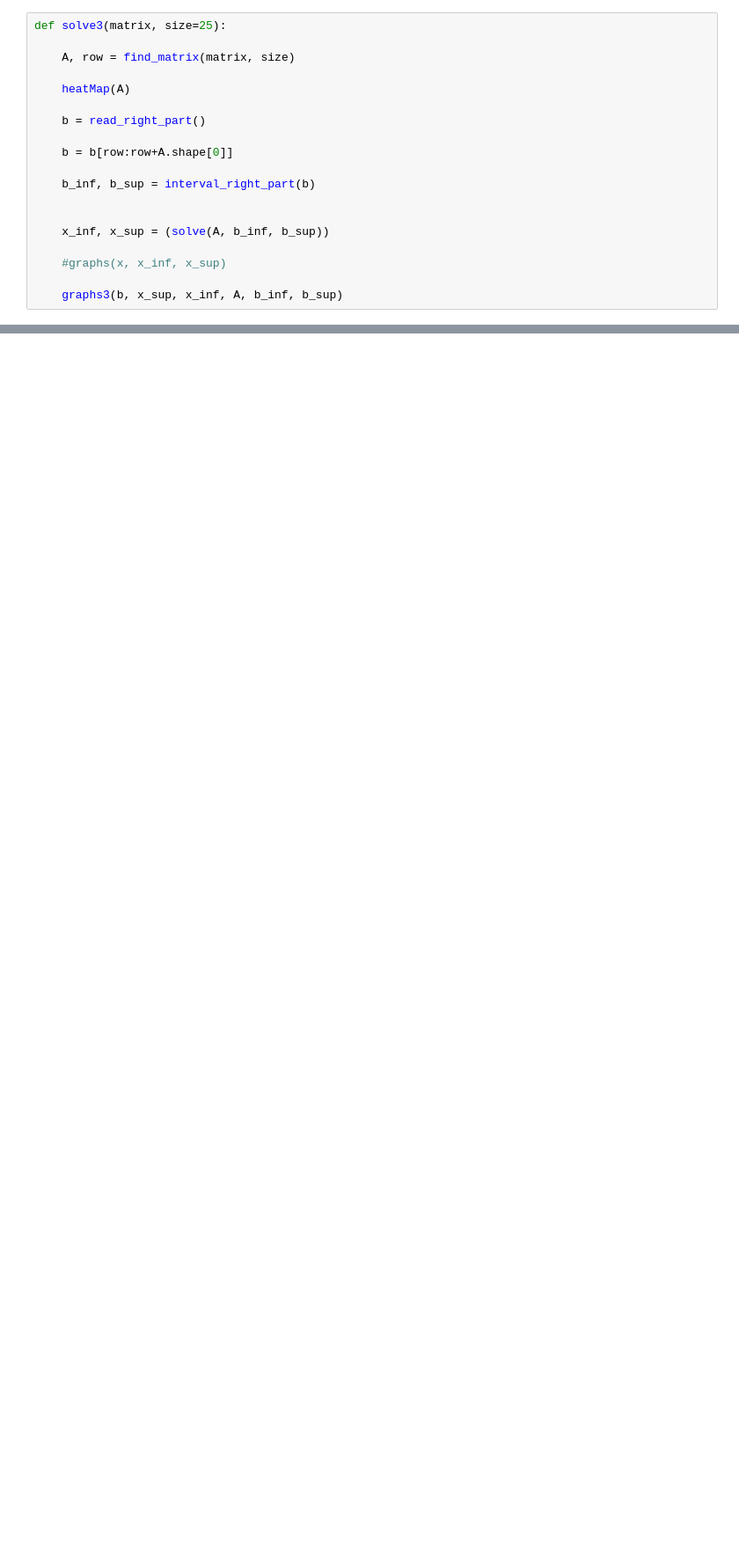
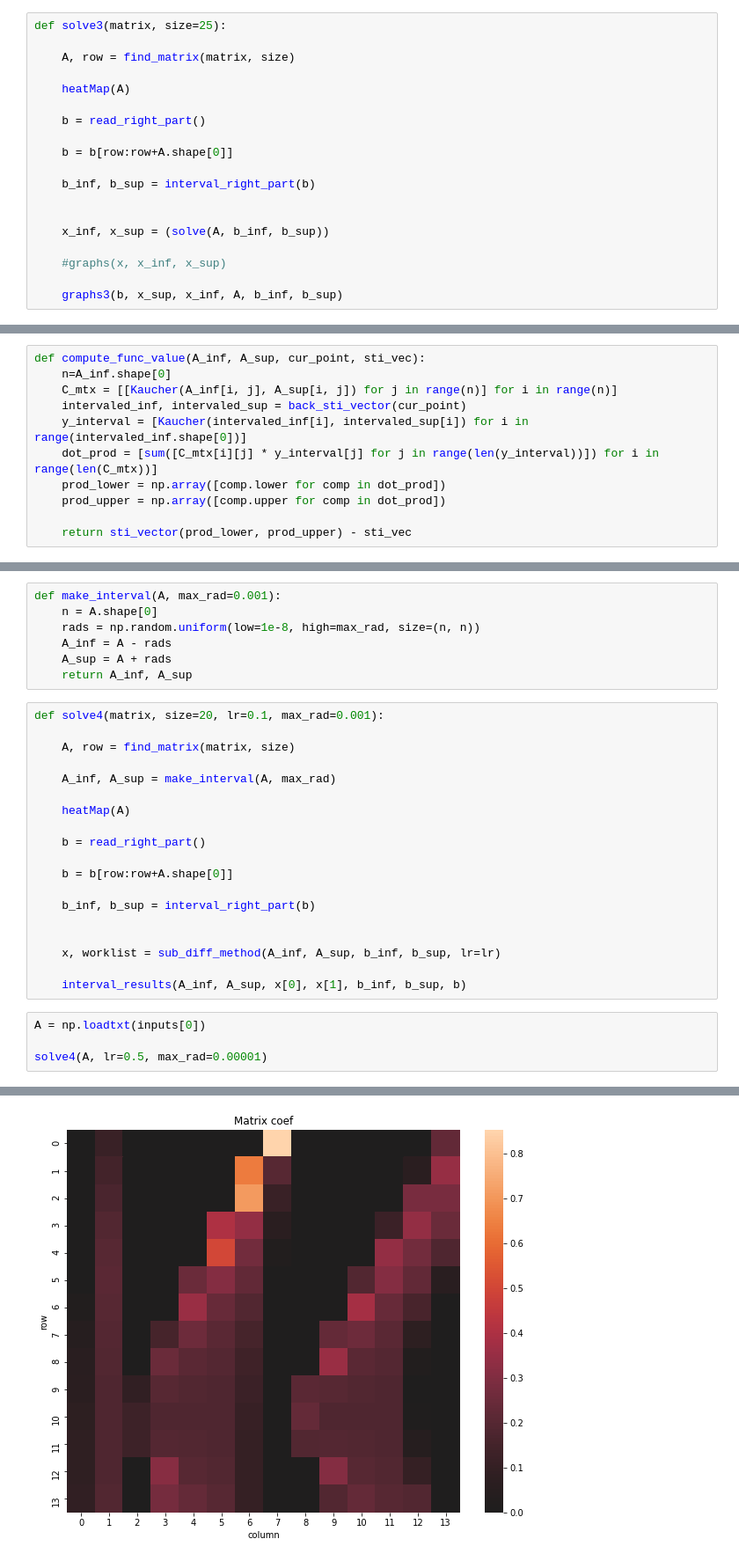
Before and after one commit to mitenevav/computer_complex, a Jupyter notebook: lab5/lab5.ipynb, the cells around one changed output, grey strips where cells are left out. Shown at 88% size. Drawn from its saved outputs; the diff is of its cells as text; blank space fills up the shorter version.

Commit message:
add sub_diff_method

```diff
--- a/lab5/lab5.ipynb
+++ b/lab5/lab5.ipynb
@@ -291,0 +391,11 @@ solve3(A)
+# %%
+def compute_func_value(A_inf, A_sup, cur_point, sti_vec):
+    n=A_inf.shape[0]
+    C_mtx = [[Kaucher(A_inf[i, j], A_sup[i, j]) for j in range(n)] for i in range(n)]
+    intervaled_inf, intervaled_sup = back_sti_vector(cur_point)
+    y_interval = [Kaucher(intervaled_inf[i], intervaled_sup[i]) for i in range(intervaled_inf.shape[0])]
+    dot_prod = [sum([C_mtx[i][j] * y_interval[j] for j in range(len(y_interval))]) for i in range(len(C_mtx))]
+    prod_lower = np.array([comp.lower for comp in dot_prod])
+    prod_upper = np.array([comp.upper for comp in dot_prod])
+
+    return sti_vector(prod_lower, prod_upper) - sti_vec
@@ -291,0 +471,31 @@ solve3(A)
+# %%
+def make_interval(A, max_rad=0.001):
+    n = A.shape[0]
+    rads = np.random.uniform(low=1e-8, high=max_rad, size=(n, n))
+    A_inf = A - rads
+    A_sup = A + rads
+    return A_inf, A_sup
+# %%
+def solve4(matrix, size=20, lr=0.1, max_rad=0.001):
+
+    A, row = find_matrix(matrix, size)
+
+    A_inf, A_sup = make_interval(A, max_rad)
+
+    heatMap(A)
+
+    b = read_right_part()
+
+    b = b[row:row+A.shape[0]]
+
+    b_inf, b_sup = interval_right_part(b)
+
+
+    x, worklist = sub_diff_method(A_inf, A_sup, b_inf, b_sup, lr=lr)
+
+    interval_results(A_inf, A_sup, x[0], x[1], b_inf, b_sup, b)
+# %%
+A = np.loadtxt(inputs[0])
+
+solve4(A, lr=0.5, max_rad=0.00001)
+# %% [output]
@@ -291,0 +505 @@ solve3(A)
+[figure, added]
```
Also changed, not shown: parts of 19 cells of this notebook.
